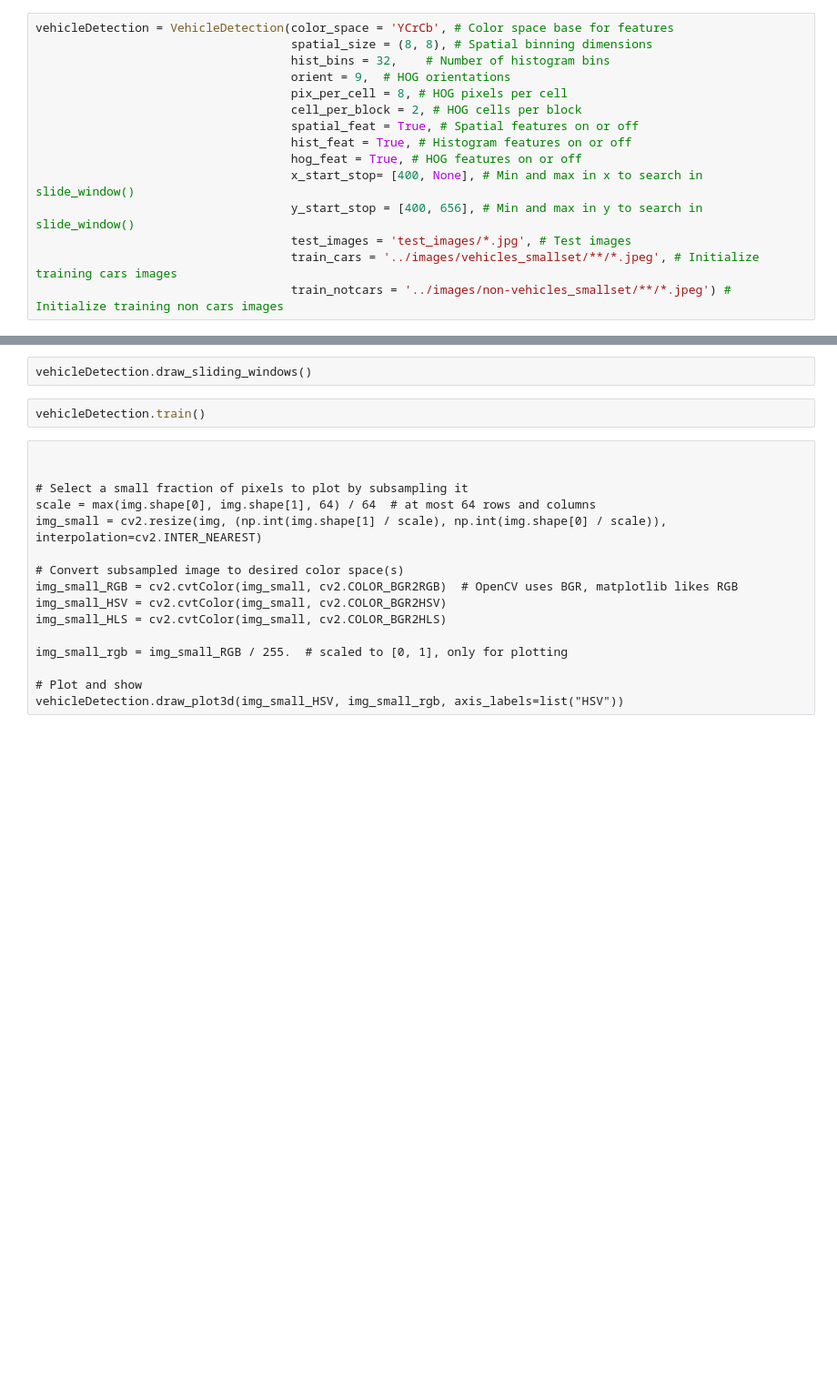
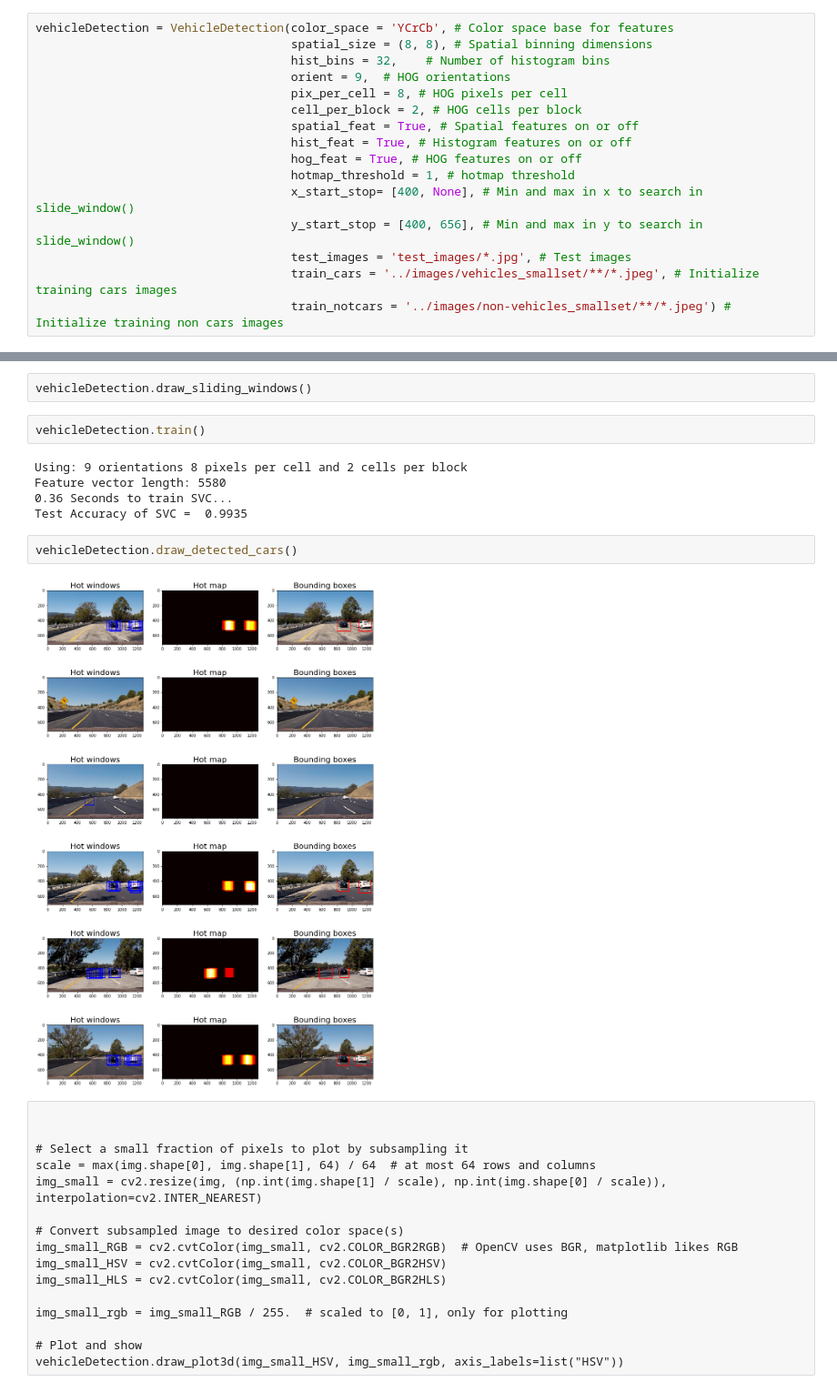
Before and after one commit to tmandzak/CarND-Vehicle-Detection-P5, a Jupyter notebook: P5_Mandzak.ipynb, the cells around one changed output, grey strips where cells are left out. Shown at 91% size. Saved outputs shown, nothing was run; the diff lists cells and outputs as text; blank space fills up the shorter version.

```diff
--- a/P5_Mandzak.ipynb
+++ b/P5_Mandzak.ipynb
@@ -12,6 +14,7 @@ vehicleDetection = VehicleDetection(color_space = 'YCrCb', # Color space base fo
                                     spatial_feat = True, # Spatial features on or off
                                     hist_feat = True, # Histogram features on or off
                                     hog_feat = True, # HOG features on or off
+                                    hotmap_threshold = 1, # hotmap threshold
                                     x_start_stop= [400, None], # Min and max in x to search in slide_window()
                                     y_start_stop = [400, 656], # Min and max in y to search in slide_window()
                                     test_images = 'test_images/*.jpg', # Test images
@@ -35,6 +38,15 @@ vehicleDetection.draw_test_images_hog(test_images = experiment_images, cspace='H
 vehicleDetection.draw_sliding_windows()
 # %%
 vehicleDetection.train()
+# %% [output]
+Using: 9 orientations 8 pixels per cell and 2 cells per block
+Feature vector length: 5580
+0.36 Seconds to train SVC...
+Test Accuracy of SVC =  0.9935
+# %%
+vehicleDetection.draw_detected_cars()
+# %% [output]
+[figure, added]
 # %% [raw]
 
 
```
Also changed, not shown: parts of 3 cells of this notebook, 2 other files.
